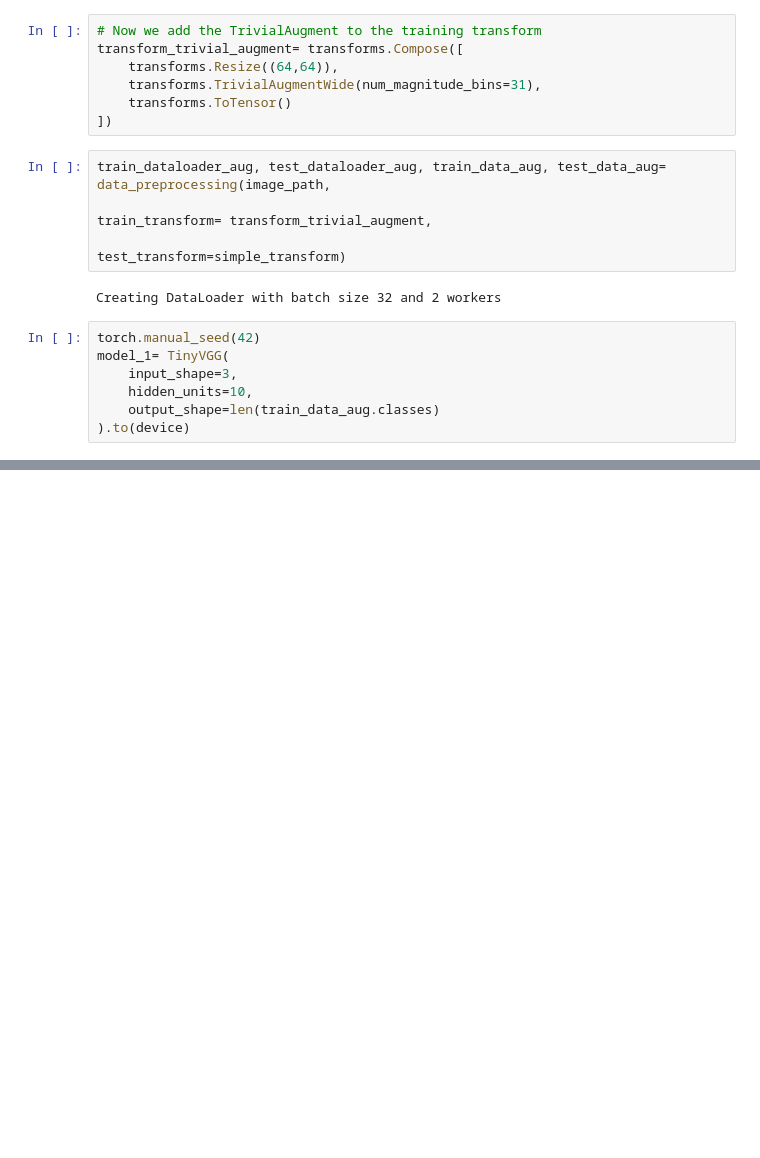
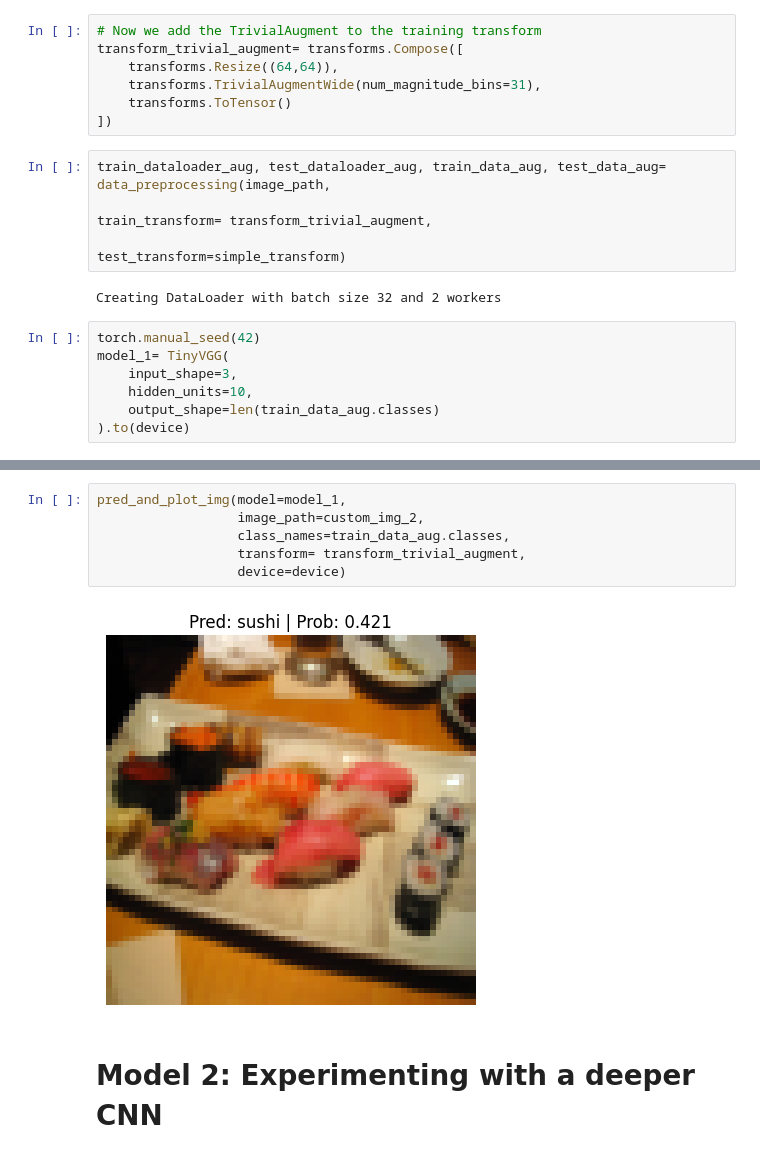
Before and after one commit to Fares-pr0g/ML-journey-ep-2-Experimenting-with-NN-s-in-PyTorch, a Jupyter notebook: Learning_PyTorch_04.ipynb, the cells around one changed output, grey strips where cells are left out. Drawn from its saved outputs; the diff is of its cells as text; blank space fills up the shorter version.

```diff
--- a/Learning_PyTorch_04.ipynb
+++ b/Learning_PyTorch_04.ipynb
@@ -674,0 +746,10 @@ plot_loss_curves(model_1_results)
+# %%
+pred_and_plot_img(model=model_1,
+                  image_path=custom_img_2,
+                  class_names=train_data_aug.classes,
+                  transform= transform_trivial_augment,
+                  device=device)
+# %% [output]
+[figure, added]
+# %% [markdown]
+# Model 2: Experimenting with a deeper CNN
```
Also changed, not shown: parts of 18 cells of this notebook.
